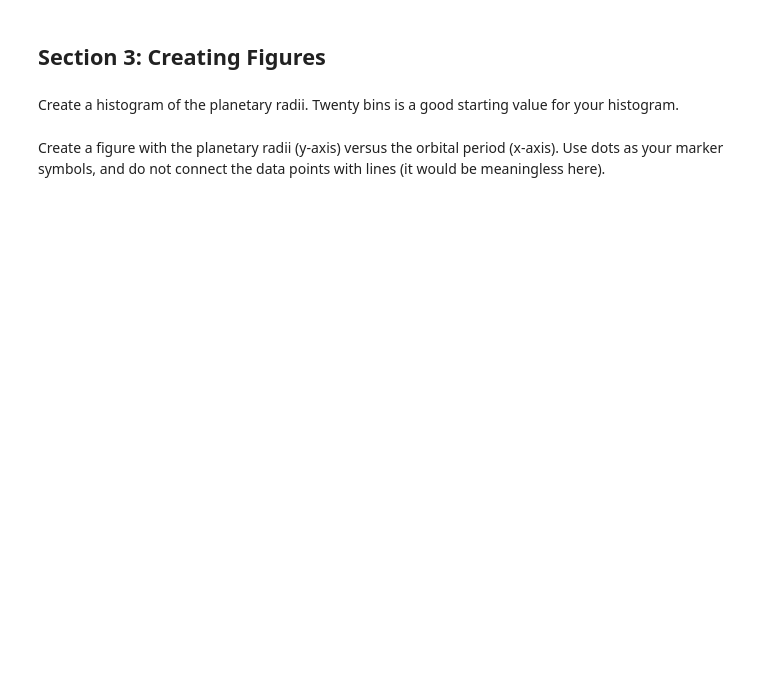
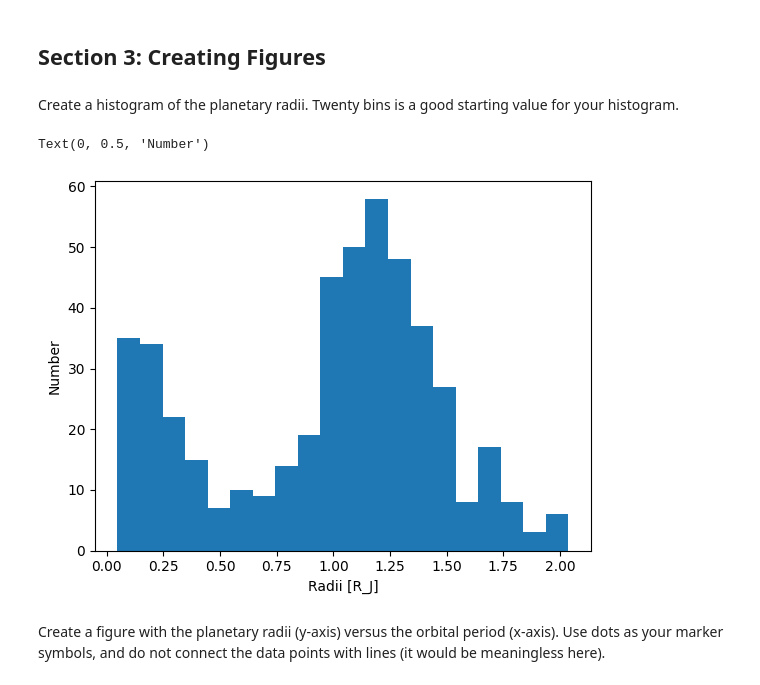
Before and after one commit to CIERA-Northwestern/REACHpy, a Jupyter notebook: Module_2/Challenge_1_Exoplanet_Data.ipynb, the cells around one changed output. Cells and saved outputs as stored; diff of their text form; code cells hidden in the pictures; blank space fills up the shorter version.

```diff
--- a/Module_2/Challenge_1_Exoplanet_Data.ipynb
+++ b/Module_2/Challenge_1_Exoplanet_Data.ipynb
@@ -39,3 +71,6 @@ If you are not using Google Colab, you can instead open this file using your fav
 Now read in the file using the `numpy.loadtxt()` introduced in Section 3. You may want to use the `usecols` keyword to only read in certain columns.
 # %%
 # Open and read all lines using NumPy.
+import numpy as np
+planetary_data = np.loadtxt('exoplanets_subset.txt', usecols=[1, 2])
+print(planetary_data)
@@ -45,0 +97,8 @@ Create two arrays where one contains the planetary radii, and another that store
+# %%
+# Create the two arrays
+# Create the two arrays
+planetary_radius_array = planetary_data.transpose()[0]
+planetary_period_array = planetary_data.transpose()[1]
+
+print(planetary_radius_array.size)
+print(planetary_period_array.size)
@@ -52,3 +112,13 @@ Create a histogram of the planetary radii. Twenty bins is a good starting value
+# %%
+# Create your histogram
+from matplotlib import pyplot as plt
+
+plt.hist(planetary_radius_array, bins=20)
+plt.xlabel('Radii [R_J]')
+plt.ylabel('Number')
+# %% [output]
+Text(0, 0.5, 'Number')
+[figure, added]
 # %% [markdown]
 Create a figure with the planetary radii (y-axis) versus the orbital period (x-axis). Use dots as your marker symbols, and do not connect the data points with lines (it would be meaningless here).
 # %%
```
Also changed, not shown: parts of 7 cells of this notebook, 2 other files.
